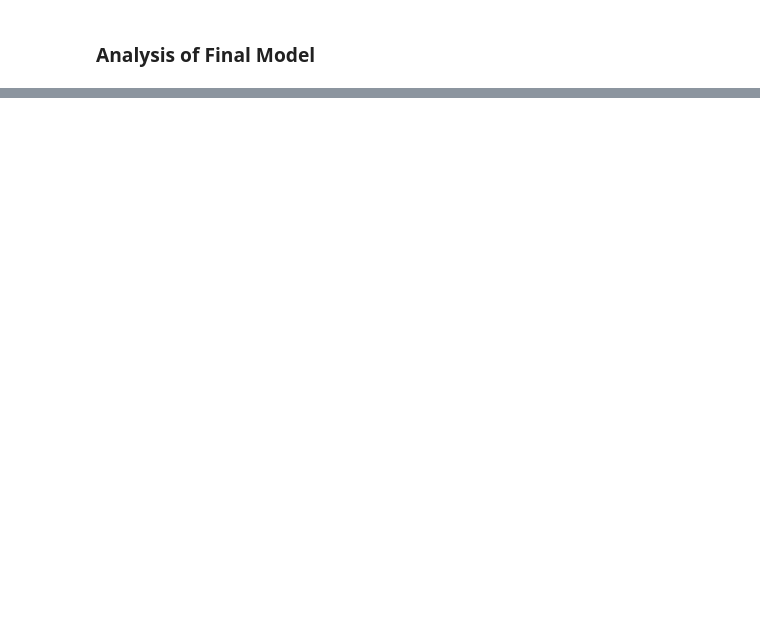
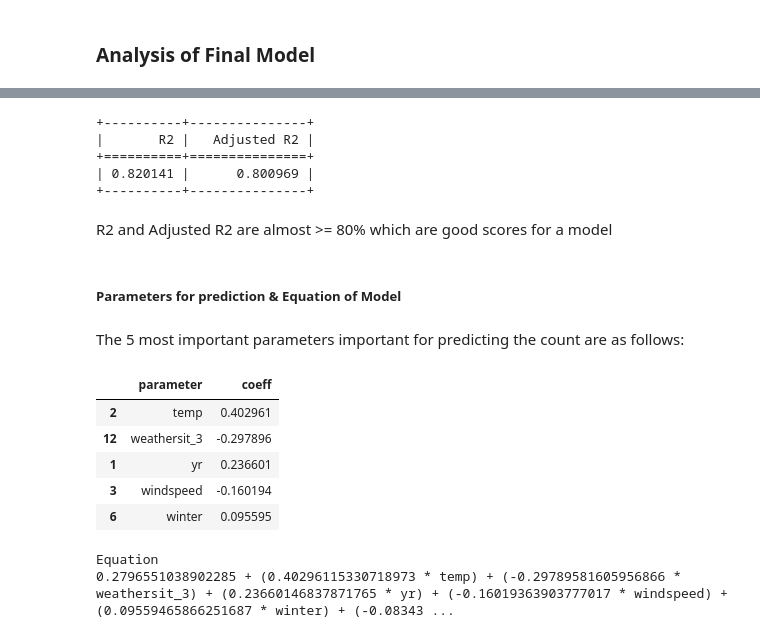
Before and after one commit to ncjanardhan-outlook/ncjpersonal, a Jupyter notebook: Linear Regression Assignment/Linear Regression Assignment - Boom Bikes.ipynb, the cells around one changed output, grey strips where cells are left out. Saved outputs shown, nothing was run; the diff lists cells and outputs as text; code cells hidden in the pictures; blank space fills up the shorter version.

```diff
--- a/Linear Regression Assignment/Linear Regression Assignment - Boom Bikes.ipynb
+++ b/Linear Regression Assignment/Linear Regression Assignment - Boom Bikes.ipynb
@@ -930,0 +915,53 @@ list(zip(X_train_model_1.columns,rfe.support_,rfe.ranking_))
+# %%
+from tabulate import tabulate
+
+r2data =[
+    [r2_model_9, adjusted_r2_model_9]
+]
+
+head = ["R2","Adjusted R2"]
+
+print(tabulate(r2data, headers=head, tablefmt="grid"))
+# %% [output]
++----------+---------------+
+|       R2 |   Adjusted R2 |
++==========+===============+
+| 0.820141 |      0.800969 |
++----------+---------------+
+# %% [markdown]
+R2 and Adjusted R2 are almost >= 80% which are good scores for a model
+# %% [markdown]
+##### Parameters for prediction & Equation of Model
+# %%
+params = lr_model_9.params.reset_index()
+
+params = params[params['index'] != 'const']
+params = params.rename(columns={0:'coeff', 'index': 'parameter'})
+
+# Adding absoulte value to get the 5 top influencing parameters in spite of the sign
+params['absolute'] = params['coeff'].abs()
+params = params.sort_values(by="absolute", ascending=False)
+# %% [markdown]
+The 5 most important parameters important for predicting the count are as follows:
+# %%
+params[['parameter','coeff']].head(5)
+# %% [output]
+|  | parameter | coeff |
+| 2 | temp | 0.402961 |
+| 12 | weathersit_3 | -0.297896 |
+| 1 | yr | 0.236601 |
+| 3 | windspeed | -0.160194 |
+| 6 | winter | 0.095595 |
+# %%
+# Deriving the equation dynamically
+
+equation = str(lr_model_9.params['const']) + " + "
+
+for index, row in params.iterrows():
+    equation = equation + "(" +  str(row['coeff']) + " * " + str(row['parameter']) + ") + "
+    # print(row['coeff'])
+
+print("Equation: \n" + equation)
+# %% [output]
+Equation
+0.2796551038902285 + (0.40296115330718973 * temp) + (-0.29789581605956866 * weathersit_3) + (0.23660146837871765 * yr) + (-0.16019363903777017 * windspeed) + (0.09559465866251687 * winter) + (-0.08343 ...
```
Also changed, not shown: parts of 21 cells of this notebook.
